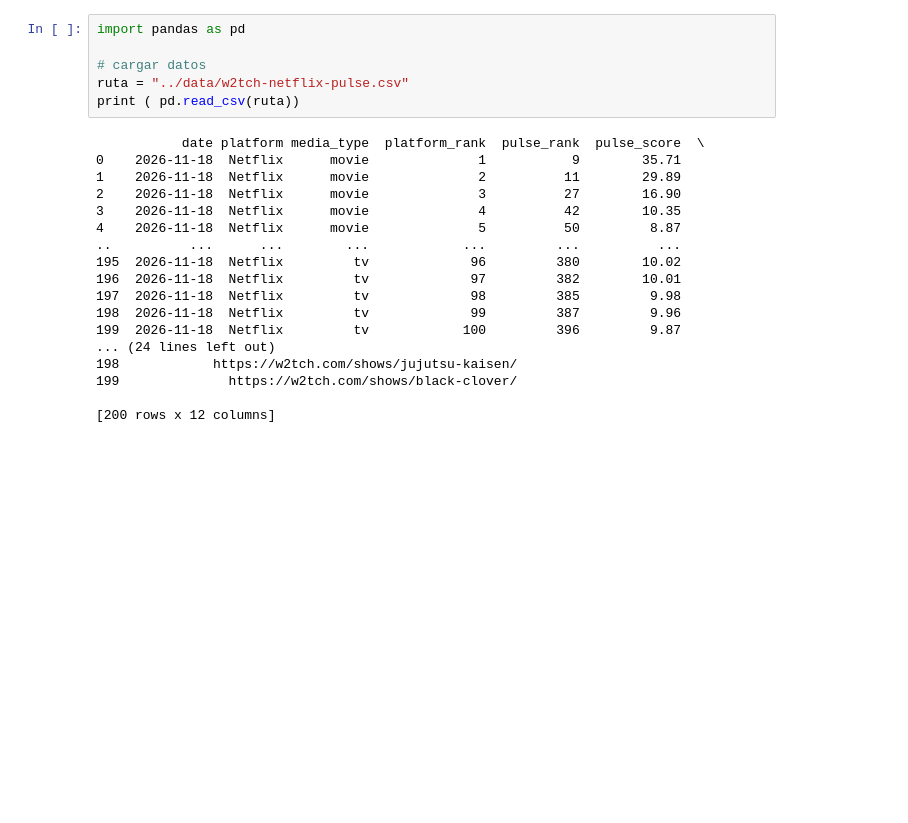
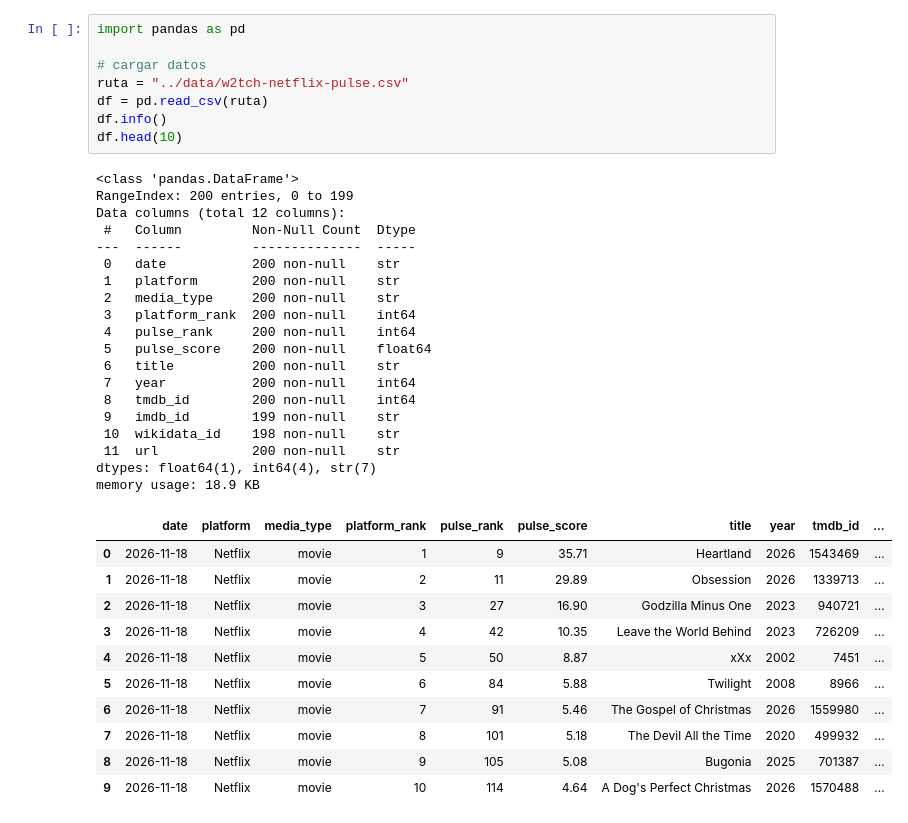
Before and after one commit to DJimenez71/analisis-tendencias-netflix, a Jupyter notebook: notebook/analisis_netflix.ipynb, the cells around one changed output. Drawn from its saved outputs; the diff is of its cells as text; blank space fills up the shorter version.

```diff
--- a/notebook/analisis_netflix.ipynb
+++ b/notebook/analisis_netflix.ipynb
@@ -1,24 +1,39 @@
 # %%
 import pandas as pd
 
 # cargar datos
 ruta = "../data/w2tch-netflix-pulse.csv"
-print ( pd.read_csv(ruta))
+df = pd.read_csv(ruta)
+df.info()
+df.head(10)
 # %% [output]
-           date platform media_type  platform_rank  pulse_rank  pulse_score  \
-0    2026-11-18  Netflix      movie              1           9        35.71
-1    2026-11-18  Netflix      movie              2          11        29.89
-2    2026-11-18  Netflix      movie              3          27        16.90
-3    2026-11-18  Netflix      movie              4          42        10.35
-4    2026-11-18  Netflix      movie              5          50         8.87
-..          ...      ...        ...            ...         ...          ...
-195  2026-11-18  Netflix         tv             96         380        10.02
-196  2026-11-18  Netflix         tv             97         382        10.01
-197  2026-11-18  Netflix         tv             98         385         9.98
-198  2026-11-18  Netflix         tv             99         387         9.96
-199  2026-11-18  Netflix         tv            100         396         9.87
-... (24 lines left out)
-198            https://w2tch.com/shows/jujutsu-kaisen/
-199              https://w2tch.com/shows/black-clover/
-
-[200 rows x 12 columns]
+<class 'pandas.DataFrame'>
+RangeIndex: 200 entries, 0 to 199
+Data columns (total 12 columns):
+ #   Column         Non-Null Count  Dtype
+---  ------         --------------  -----
+ 0   date           200 non-null    str
+ 1   platform       200 non-null    str
+ 2   media_type     200 non-null    str
+ 3   platform_rank  200 non-null    int64
+ 4   pulse_rank     200 non-null    int64
+ 5   pulse_score    200 non-null    float64
+ 6   title          200 non-null    str
+ 7   year           200 non-null    int64
+ 8   tmdb_id        200 non-null    int64
+ 9   imdb_id        199 non-null    str
+ 10  wikidata_id    198 non-null    str
+ 11  url            200 non-null    str
+dtypes: float64(1), int64(4), str(7)
+memory usage: 18.9 KB
+|  | date | platform | media_type | platform_rank | pulse_rank | pulse_score | title | year | tmdb_id | ... |
+| 0 | 2026-11-18 | Netflix | movie | 1 | 9 | 35.71 | Heartland | 2026 | 1543469 | ... |
+| 1 | 2026-11-18 | Netflix | movie | 2 | 11 | 29.89 | Obsession | 2026 | 1339713 | ... |
+| 2 | 2026-11-18 | Netflix | movie | 3 | 27 | 16.90 | Godzilla Minus One | 2023 | 940721 | ... |
+| 3 | 2026-11-18 | Netflix | movie | 4 | 42 | 10.35 | Leave the World Behind | 2023 | 726209 | ... |
+| 4 | 2026-11-18 | Netflix | movie | 5 | 50 | 8.87 | xXx | 2002 | 7451 | ... |
+| 5 | 2026-11-18 | Netflix | movie | 6 | 84 | 5.88 | Twilight | 2008 | 8966 | ... |
+| 6 | 2026-11-18 | Netflix | movie | 7 | 91 | 5.46 | The Gospel of Christmas | 2026 | 1559980 | ... |
+| 7 | 2026-11-18 | Netflix | movie | 8 | 101 | 5.18 | The Devil All the Time | 2020 | 499932 | ... |
+| 8 | 2026-11-18 | Netflix | movie | 9 | 105 | 5.08 | Bugonia | 2025 | 701387 | ... |
+| 9 | 2026-11-18 | Netflix | movie | 10 | 114 | 4.64 | A Dog's Perfect Christmas | 2026 | 1570488 | ... |
```
Also changed, not shown: parts of 3 cells of this notebook, 4 other files.
